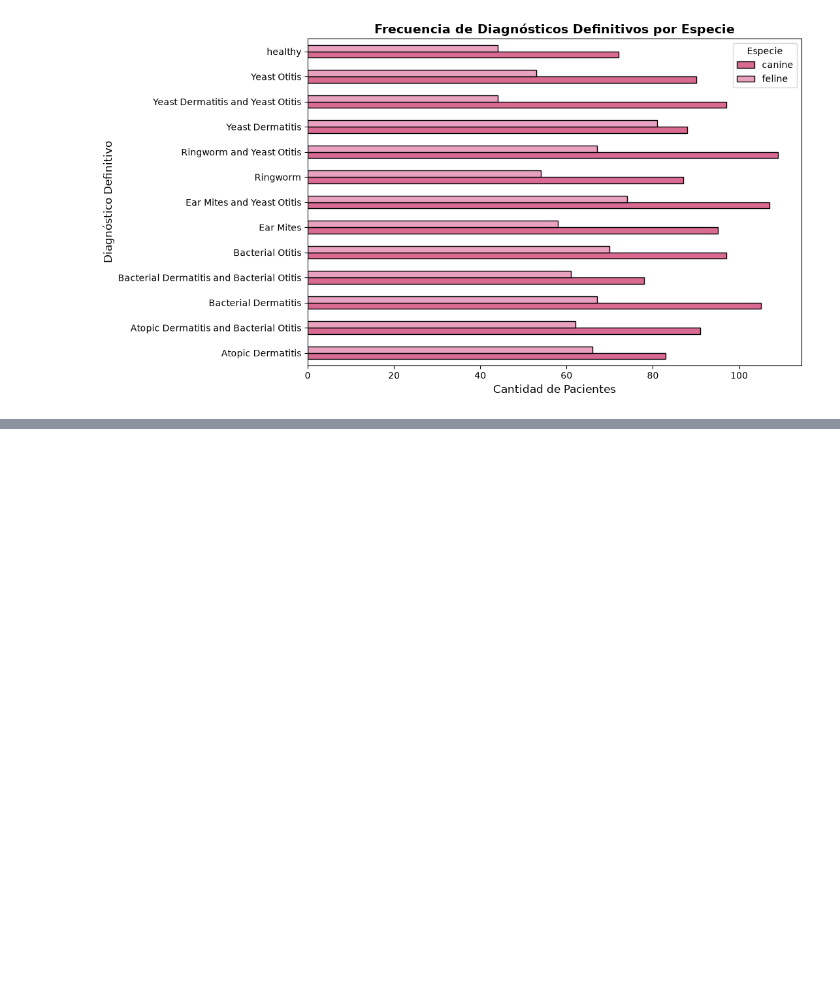
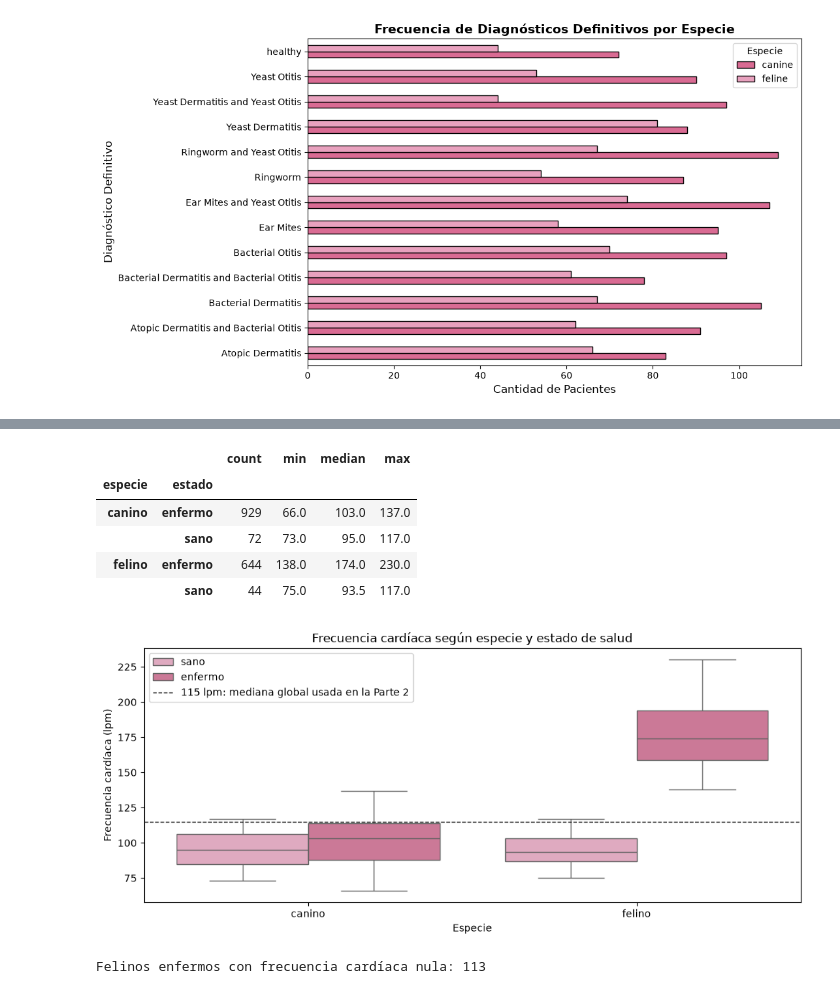
Before and after one commit to juanacebreiros2-ai/TP-PYTONH, a Jupyter notebook: TP-PYTONH-main/pruebaDataset10.ipynb, the cells around one changed output, grey strips where cells are left out. Saved outputs shown, nothing was run; the diff lists cells and outputs as text; code cells hidden in the pictures; blank space fills up the shorter version.

Commit message:
Agrego mi parte de KNN

```diff
--- a/TP-PYTONH-main/pruebaDataset10.ipynb
+++ b/TP-PYTONH-main/pruebaDataset10.ipynb
@@ -367,0 +369,11 @@ plt.show()
+# %%
+from sklearn.model_selection import train_test_split, RepeatedStratifiedKFold, GridSearchCV, cross_val_score
+from sklearn.neighbors import KNeighborsClassifier
+from sklearn.dummy import DummyClassifier
+from sklearn.preprocessing import StandardScaler
+from sklearn.pipeline import Pipeline
+from sklearn.metrics import (accuracy_score, balanced_accuracy_score, f1_score, recall_score,
+                             confusion_matrix, ConfusionMatrixDisplay, classification_report)
+
+SEMILLA = 42
+ROSA, ROSA_CLARO = "#d96b93", "#e8a1be"   # misma paleta que la Parte 2
@@ -367,0 +455,26 @@ plt.show()
+# %%
+display(df_ml.groupby(["especie", "estado"])["frec_cardiaca"].agg(["count", "min", "median", "max"]))
+
+fig, ax = plt.subplots(figsize=(10, 4.5))
+sns.boxplot(data=df_ml, x="especie", y="frec_cardiaca", hue="estado",
+            hue_order=["sano", "enfermo"], palette={"sano": ROSA_CLARO, "enfermo": ROSA}, ax=ax)
+ax.axhline(115, color="black", linestyle="--", linewidth=1,
+           label="115 lpm: mediana global usada en la Parte 2")
+ax.set_title("Frecuencia cardíaca según especie y estado de salud")
+ax.set_xlabel("Especie")
+ax.set_ylabel("Frecuencia cardíaca (lpm)")
+ax.legend()
+plt.tight_layout()
+plt.show()
+
+felinos_enfermos_nulos = ((df_ml["especie"] == "felino") & (df_ml["estado"] == "enfermo") & df_ml["frec_cardiaca"].isna()).sum()
+print(f"Felinos enfermos con frecuencia cardíaca nula: {felinos_enfermos_nulos}")
+# %% [output]
+|  |  | count | min | median | max |
+| especie | estado |  |  |  |  |
+| canino | enfermo | 929 | 66.0 | 103.0 | 137.0 |
+|  | sano | 72 | 73.0 | 95.0 | 117.0 |
+| felino | enfermo | 644 | 138.0 | 174.0 | 230.0 |
+|  | sano | 44 | 75.0 | 93.5 | 117.0 |
+[figure, added]
+Felinos enfermos con frecuencia cardíaca nula: 113
```
Also changed, not shown: parts of 37 cells of this notebook.
